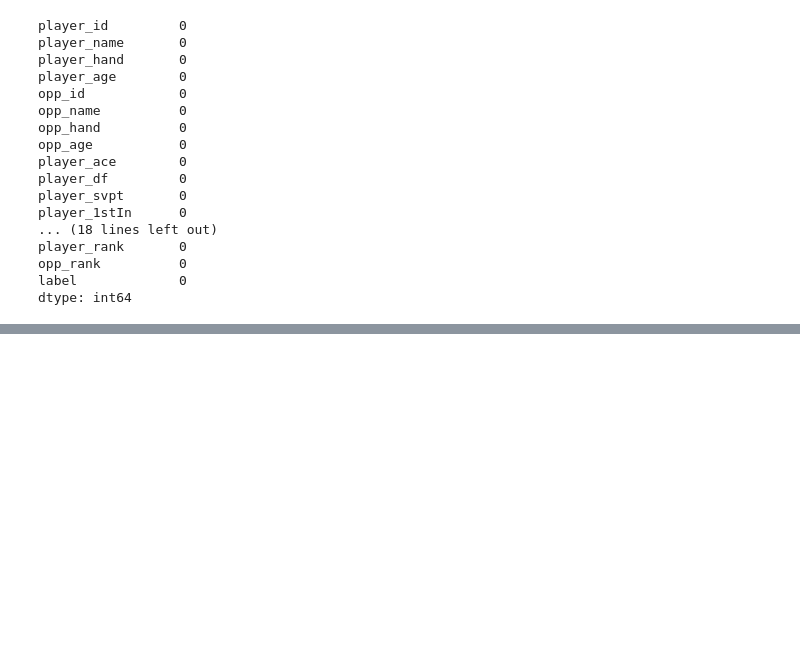
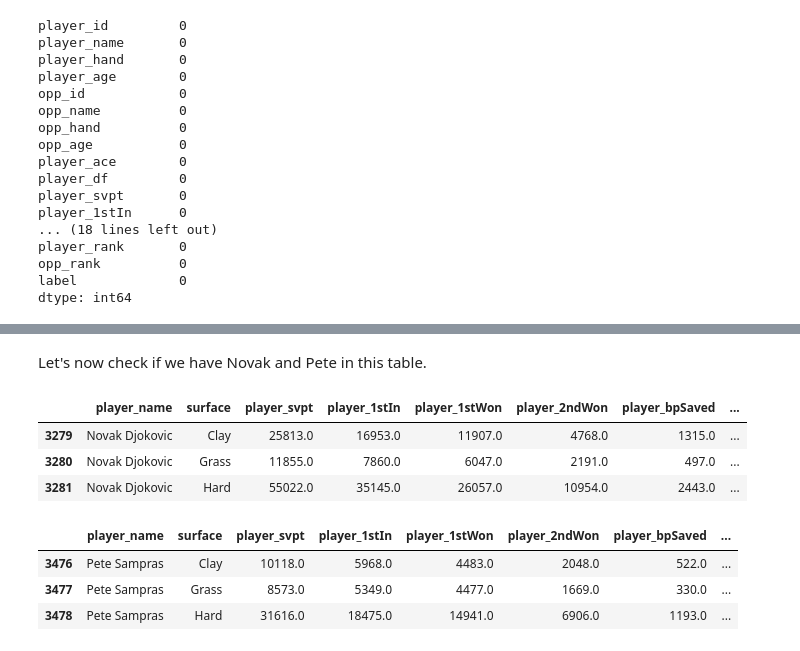
Before and after one commit to gliga02/tennis-match-winner-prediction, a Jupyter notebook: notebooks/02_build_full_dataset.ipynb, the cells around one changed output, grey strips where cells are left out. Drawn from its saved outputs; the diff is of its cells as text; code cells hidden in the pictures; blank space fills up the shorter version.

```diff
--- a/notebooks/02_build_full_dataset.ipynb
+++ b/notebooks/02_build_full_dataset.ipynb
@@ -156,0 +361,16 @@ As we did last time, we handled all missing values.
+# %% [markdown]
+Let's now check if we have Novak and Pete in this table.
+# %%
+player_surface_stats[player_surface_stats['player_name'].str.contains('Novak Djokovic')]
+# %% [output]
+|  | player_name | surface | player_svpt | player_1stIn | player_1stWon | player_2ndWon | player_bpSaved | ... |
+| 3279 | Novak Djokovic | Clay | 25813.0 | 16953.0 | 11907.0 | 4768.0 | 1315.0 | ... |
+| 3280 | Novak Djokovic | Grass | 11855.0 | 7860.0 | 6047.0 | 2191.0 | 497.0 | ... |
+| 3281 | Novak Djokovic | Hard | 55022.0 | 35145.0 | 26057.0 | 10954.0 | 2443.0 | ... |
+# %%
+player_surface_stats[player_surface_stats['player_name'].str.contains('Pete Sampras')]
+# %% [output]
+|  | player_name | surface | player_svpt | player_1stIn | player_1stWon | player_2ndWon | player_bpSaved | ... |
+| 3476 | Pete Sampras | Clay | 10118.0 | 5968.0 | 4483.0 | 2048.0 | 522.0 | ... |
+| 3477 | Pete Sampras | Grass | 8573.0 | 5349.0 | 4477.0 | 1669.0 | 330.0 | ... |
+| 3478 | Pete Sampras | Hard | 31616.0 | 18475.0 | 14941.0 | 6906.0 | 1193.0 | ... |
```
Also changed, not shown: parts of 23 cells of this notebook, 1 other file.
